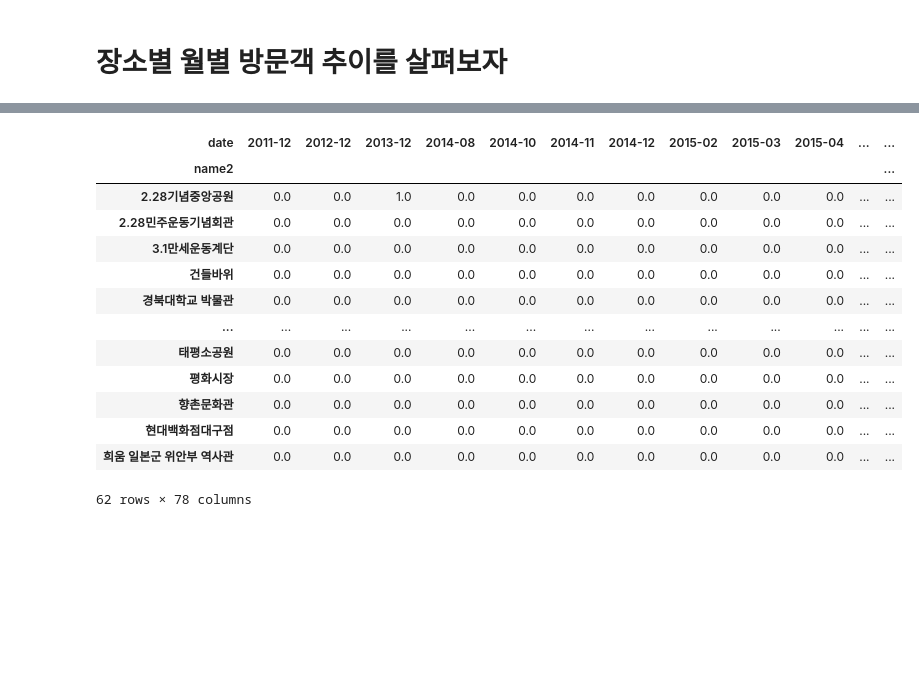
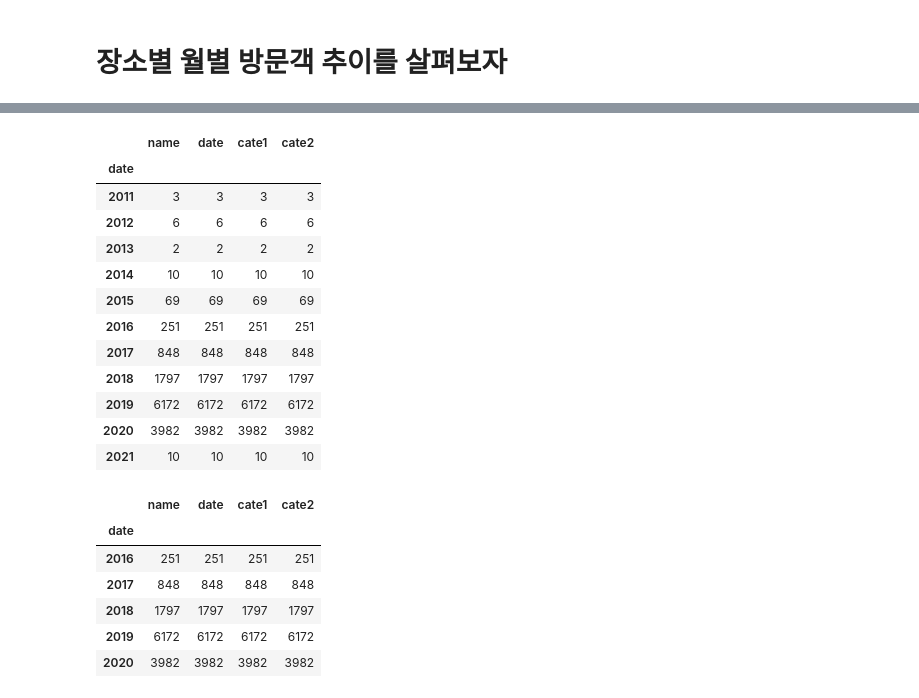
Before and after one commit to 00ddya3/dip_intern, a Jupyter notebook: sincheon/sight20.ipynb, the cells around one changed output, grey strips where cells are left out. Drawn from its saved outputs; the diff is of its cells as text; code cells hidden in the pictures; blank space fills up the shorter version.

```diff
--- a/sincheon/sight20.ipynb
+++ b/sincheon/sight20.ipynb
@@ -208,2 +205,6 @@ sight_code.to_csv('sight_code.csv', encoding='cp949')
 # %% [markdown]
 # 장소별 월별 방문객 추이를 살펴보자
+# %%
+#sight_code : 대구 관광명소 리스트를 네이버 플레이스 분류와 한국관광공사 관광자원 분류기준을 참고하여 카테고리화 시킨 데이터
+sight_code = pd.read_csv('sight_code.csv', encoding='cp949')
+sight_code
@@ -209,0 +225,4 @@ sight_code.to_csv('sight_code.csv', encoding='cp949')
+# %%
+cateSight = pd.merge(scSight[['name2', 'date']], sight_code, left_on='name2', right_on='name')
+cateSight = cateSight[['name', 'date', 'cate1', 'cate2']]
+cateSight
@@ -210,19 +243,32 @@ sight_code.to_csv('sight_code.csv', encoding='cp949')
+# %%
+cateSight['date'] = pd.to_datetime(cateSight['date'])
+cateSight.groupby(cateSight['date'].dt.year).count()
+# %% [output]
+|  | name | date | cate1 | cate2 |
+| date |  |  |  |  |
+| 2011 | 3 | 3 | 3 | 3 |
+| 2012 | 6 | 6 | 6 | 6 |
+| 2013 | 2 | 2 | 2 | 2 |
+| 2014 | 10 | 10 | 10 | 10 |
+| 2015 | 69 | 69 | 69 | 69 |
+| 2016 | 251 | 251 | 251 | 251 |
+| 2017 | 848 | 848 | 848 | 848 |
+| 2018 | 1797 | 1797 | 1797 | 1797 |
+| 2019 | 6172 | 6172 | 6172 | 6172 |
+| 2020 | 3982 | 3982 | 3982 | 3982 |
+| 2021 | 10 | 10 | 10 | 10 |
 # %%
-pivot1 = pd.pivot_table(data = scSight, values='time', index='name2', columns='date', aggfunc='count')
+#데이터가 많은 2016~2020년도 값만 가져오기로 함
+cateSight2 = cateSight[cateSight['date'].dt.year.between(2016, 2020, inclusive=True)]
+
+#피벗테이블 형태로 바꾸기
+pivot1 = pd.pivot_table(data = cateSight2, values='name', index='cate1', columns='date', aggfunc='count')
 pivot1 = pivot1.fillna(0)
-pivot1
 # %% [output]
-| date | 2011-12 | 2012-12 | 2013-12 | 2014-08 | 2014-10 | 2014-11 | 2014-12 | 2015-02 | 2015-03 | 2015-04 | ... | ... |
-| name2 |  |  |  |  |  |  |  |  |  |  |  | ... |
-| 2.28기념중앙공원 | 0.0 | 0.0 | 1.0 | 0.0 | 0.0 | 0.0 | 0.0 | 0.0 | 0.0 | 0.0 | ... | ... |
-| 2.28민주운동기념회관 | 0.0 | 0.0 | 0.0 | 0.0 | 0.0 | 0.0 | 0.0 | 0.0 | 0.0 | 0.0 | ... | ... |
-| 3.1만세운동계단 | 0.0 | 0.0 | 0.0 | 0.0 | 0.0 | 0.0 | 0.0 | 0.0 | 0.0 | 0.0 | ... | ... |
-| 건들바위 | 0.0 | 0.0 | 0.0 | 0.0 | 0.0 | 0.0 | 0.0 | 0.0 | 0.0 | 0.0 | ... | ... |
-| 경북대학교 박물관 | 0.0 | 0.0 | 0.0 | 0.0 | 0.0 | 0.0 | 0.0 | 0.0 | 0.0 | 0.0 | ... | ... |
-| ... | ... | ... | ... | ... | ... | ... | ... | ... | ... | ... | ... | ... |
-| 태평소공원 | 0.0 | 0.0 | 0.0 | 0.0 | 0.0 | 0.0 | 0.0 | 0.0 | 0.0 | 0.0 | ... | ... |
-| 평화시장 | 0.0 | 0.0 | 0.0 | 0.0 | 0.0 | 0.0 | 0.0 | 0.0 | 0.0 | 0.0 | ... | ... |
-| 향촌문화관 | 0.0 | 0.0 | 0.0 | 0.0 | 0.0 | 0.0 | 0.0 | 0.0 | 0.0 | 0.0 | ... | ... |
-| 현대백화점대구점 | 0.0 | 0.0 | 0.0 | 0.0 | 0.0 | 0.0 | 0.0 | 0.0 | 0.0 | 0.0 | ... | ... |
-| 희움 일본군 위안부 역사관 | 0.0 | 0.0 | 0.0 | 0.0 | 0.0 | 0.0 | 0.0 | 0.0 | 0.0 | 0.0 | ... | ... |
+|  | name | date | cate1 | cate2 |
+| date |  |  |  |  |
+| 2016 | 251 | 251 | 251 | 251 |
+| 2017 | 848 | 848 | 848 | 848 |
+| 2018 | 1797 | 1797 | 1797 | 1797 |
+| 2019 | 6172 | 6172 | 6172 | 6172 |
+| 2020 | 3982 | 3982 | 3982 | 3982 |
-62 rows × 78 columns
```
Also changed, not shown: parts of 7 cells of this notebook, 6 other files.
